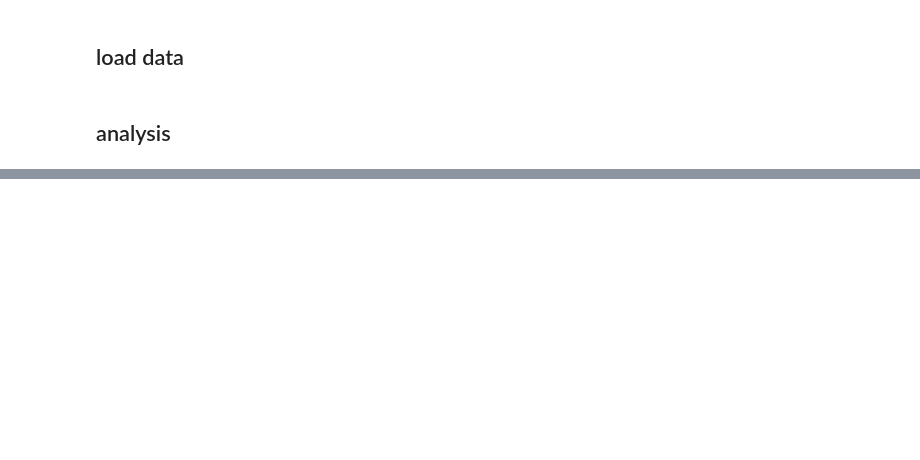
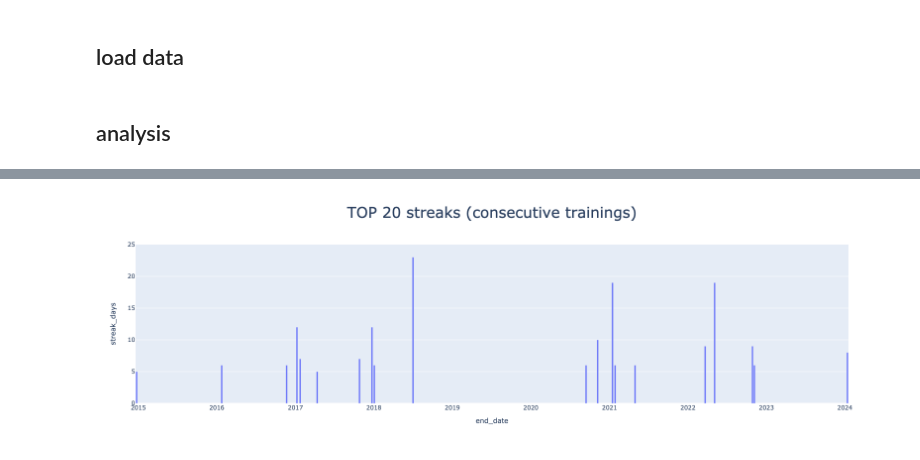
Before and after one commit to smeisegeier/kettler-training-data, a Jupyter notebook: src/python/kettler_1_analysis.ipynb, the cells around one changed output, grey strips where cells are left out. Cells and saved outputs as stored; diff of their text form; code cells hidden in the pictures; blank space fills up the shorter version.

```diff
--- a/src/python/kettler_1_analysis.ipynb
+++ b/src/python/kettler_1_analysis.ipynb
@@ -160,0 +229,27 @@ TOP 10 streak days
+# %%
+_df = df_training_streak.copy()[:20]
+_fig = px.bar(
+    _df,
+    y="streak_days",
+    x=_df['end_date'].astype(str),
+    # text='streak_days',
+    width=1600,
+    labels={"x": "end_date"},
+    title="TOP 20 streaks (consecutive trainings)",
+    template=THEME_PLOTLY,
+
+)
+_fig.update_layout(
+    title={
+        'x': 0.5,
+        'y': 0.95,
+        'xanchor': 'center',
+        'yanchor': 'top',
+        'font': {'size': 30, }
+    },
+    yaxis_range=[0, 25],
+)
+_fig.show('png')
+_fig.write_image('img/top20streaks.png')
+# %% [output]
+[figure, added]
```
Also changed, not shown: parts of 10 cells of this notebook, 5 other files.
